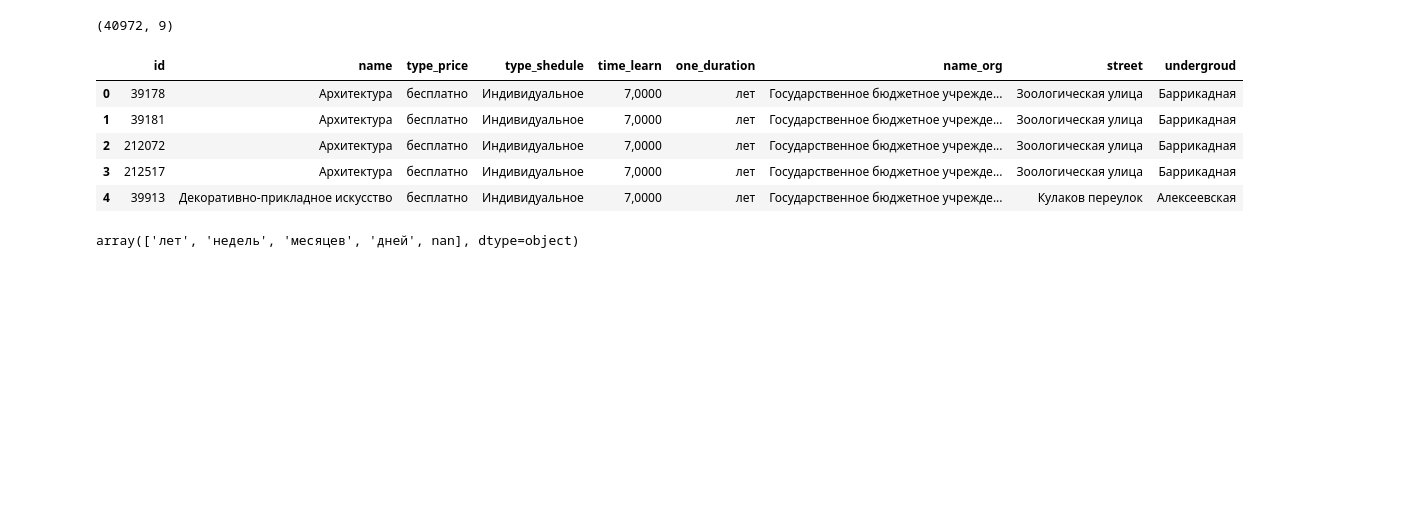
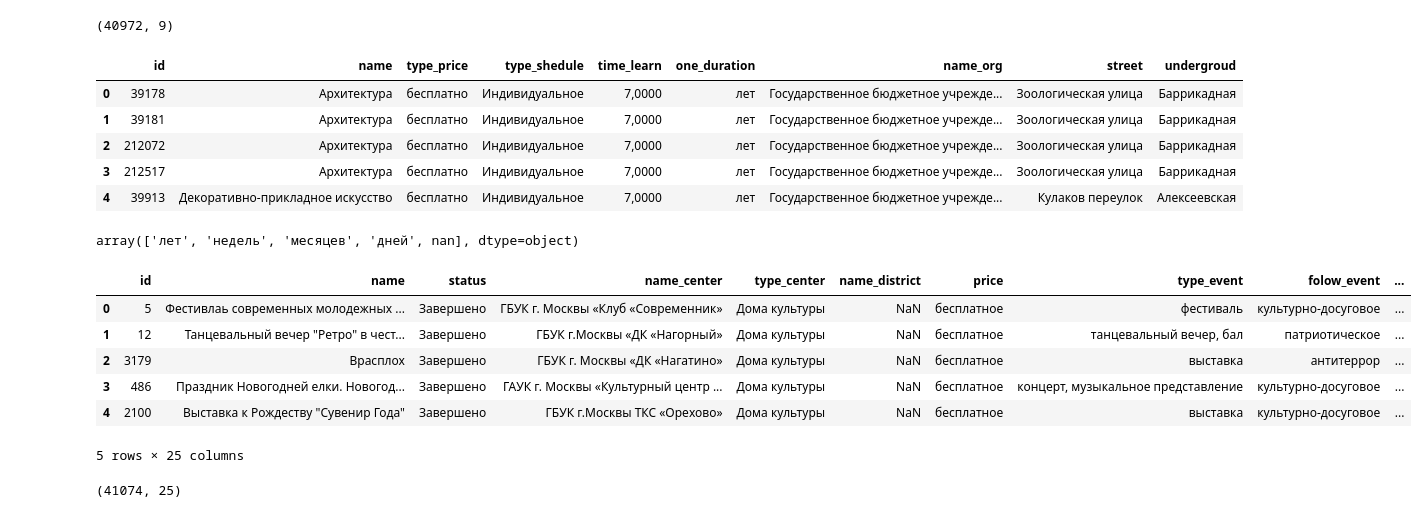
Before and after one commit to Hvids/HumanInside, a Jupyter notebook: Untitled.ipynb, the cells around one changed output. Saved outputs shown, nothing was run; the diff lists cells and outputs as text; code cells hidden in the pictures; blank space fills up the shorter version.

Commit message:
Fix events

```diff
--- a/Untitled.ipynb
+++ b/Untitled.ipynb
@@ -70,3 +70,19 @@ df.head()
 df.one_duration.unique()
 # %% [output]
 array(['лет', 'недель', 'месяцев', 'дней', nan], dtype=object)
+# %%
+df = pd.read_csv('./data/csv_hac/events.csv')
+# %%
+df.head()
+# %% [output]
+|  | id | name | status | name_center | type_center | name_district | price | type_event | folow_event | ... |
+| 0 | 5 | Фестивлаь современных молодежных ... | Завершено | ГБУК г. Москвы «Клуб «Современник» | Дома культуры | NaN | бесплатное | фестиваль | культурно-досуговое | ... |
+| 1 | 12 | Танцевальный вечер "Ретро" в чест... | Завершено | ГБУК г.Москвы «ДК «Нагорный» | Дома культуры | NaN | бесплатное | танцевальный вечер, бал | патриотическое | ... |
+| 2 | 3179 | Врасплох | Завершено | ГБУК г. Москвы «ДК «Нагатино» | Дома культуры | NaN | бесплатное | выставка | антитеррор | ... |
+| 3 | 486 | Праздник Новогодней елки. Новогод... | Завершено | ГАУК г. Москвы «Культурный центр ... | Дома культуры | NaN | бесплатное | концерт, музыкальное представление | культурно-досуговое | ... |
+| 4 | 2100 | Выставка к Рождеству "Сувенир Года" | Завершено | ГБУК г.Москвы ТКС «Орехово» | Дома культуры | NaN | бесплатное | выставка | культурно-досуговое | ... |
+5 rows × 25 columns
+# %%
+df.shape
+# %% [output]
+(41074, 25)
```
Also changed, not shown: parts of 8 cells of this notebook, 14 other files.
